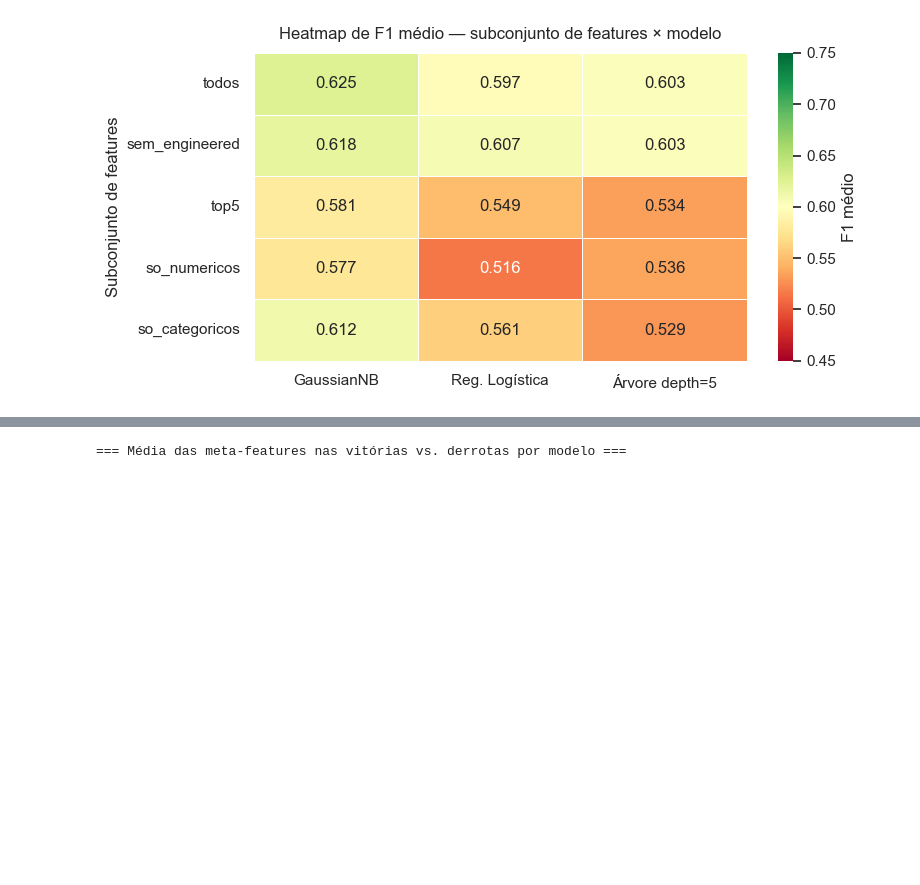
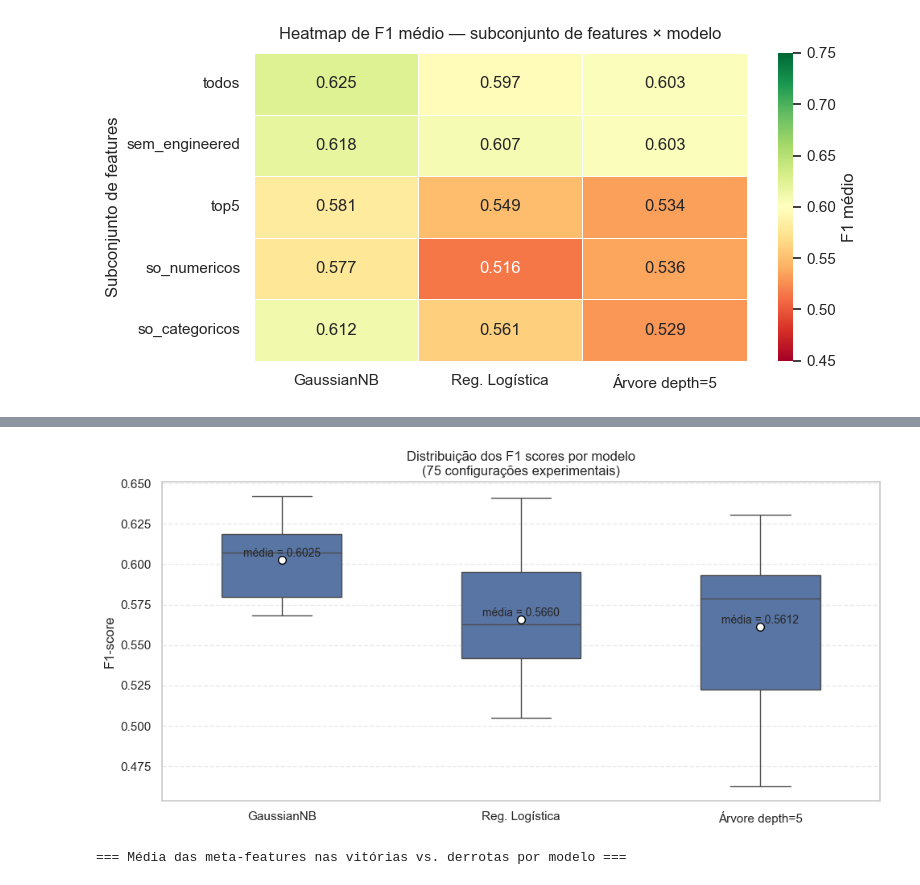
Before and after one commit to theduardomaciel/cc-cd, a Jupyter notebook: lista2_questao8.ipynb, the cells around one changed output, grey strips where cells are left out. Saved outputs shown, nothing was run; the diff lists cells and outputs as text; code cells hidden in the pictures; blank space fills up the shorter version.

```diff
--- a/lista2_questao8.ipynb
+++ b/lista2_questao8.ipynb
@@ -539,3 +496,68 @@ plt.show()
+# %%
+# ── Gráfico 5: Distribuição de F1 por modelo ────────────────────────────────────
+
+plot_df = meta_df[[
+    'f1_GaussianNB',
+    'f1_Regressao_Logistica',
+    'f1_Arvore_depth5'
+]].copy()
+
+plot_df.columns = [
+    'GaussianNB',
+    'Reg. Logística',
+    'Árvore depth=5'
+]
+
+# formato longo para visualização
+plot_long = plot_df.melt(
+    var_name='Modelo',
+    value_name='F1'
+)
+
+fig, ax = plt.subplots(figsize=(10, 5))
+
+sns.boxplot(
+    data=plot_long,
+    x='Modelo',
+    y='F1',
+    ax=ax,
+    width=0.5,
+    showmeans=True,
+    meanprops={
+        'marker': 'o',
+        'markerfacecolor': 'white',
+        'markeredgecolor': 'black',
+        'markersize': 7
+    }
+)
+
+# médias explícitas
+means = plot_long.groupby('Modelo')['F1'].mean()
+
+for i, (model, mean_val) in enumerate(means.items()):
+    ax.text(
+        i,
+        mean_val + 0.002,
+        f'média = {mean_val:.4f}',
+        ha='center',
+        fontsize=10
+    )
+
+ax.set_title(
+    'Distribuição dos F1 scores por modelo\n'
+    '(75 configurações experimentais)',
+    fontsize=12
+)
+
+ax.set_ylabel('F1-score')
+ax.set_xlabel('')
+
+ax.grid(axis='y', linestyle='--', alpha=0.4)
+
+plt.tight_layout()
+plt.show()
+# %% [output]
+[figure, added]
 # %%
 # ── Análise de padrões: quando cada modelo vence ──────────────────────────────
 # Para cada modelo vencedor, calcula a média das meta-features nos
```
Also changed, not shown: parts of 7 cells of this notebook, 6 other files.
